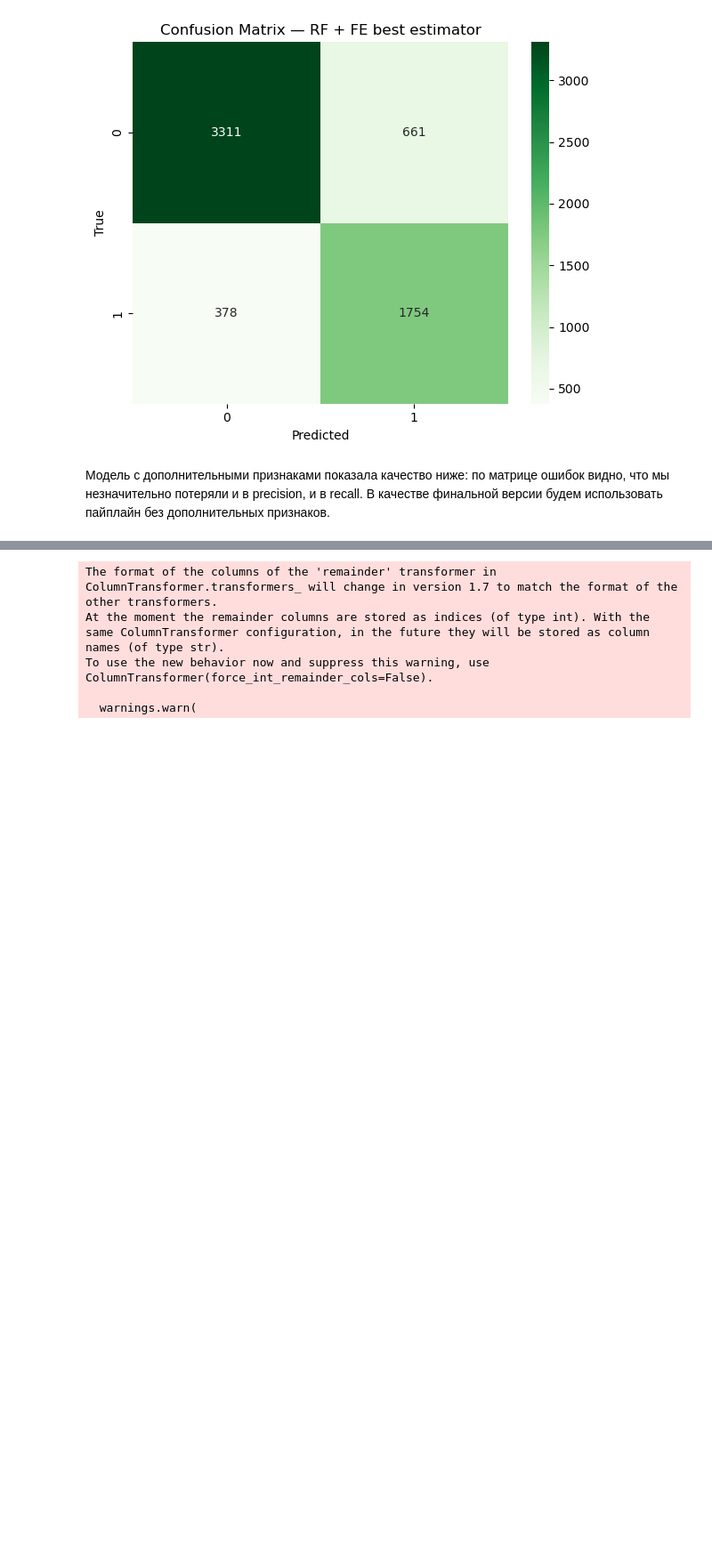
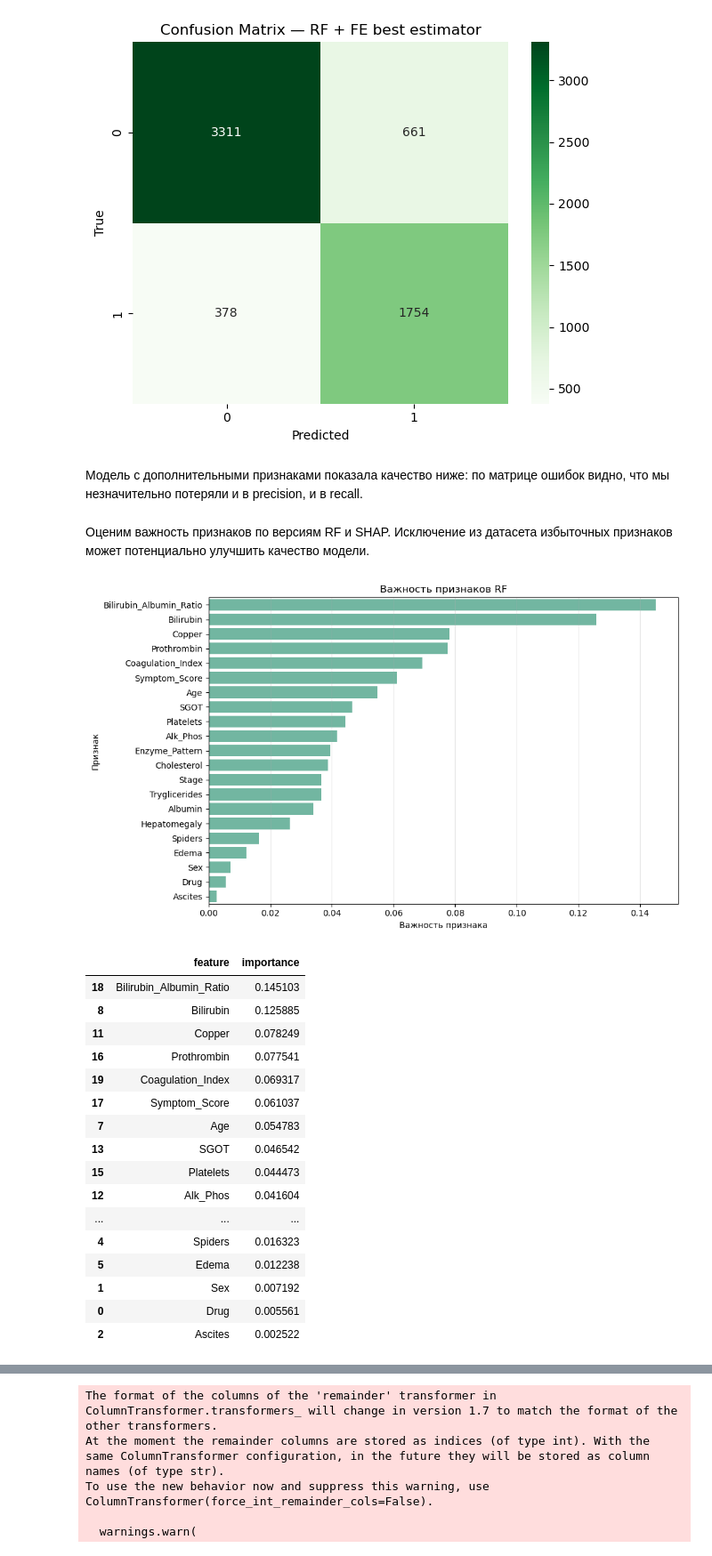
Before and after one commit to horacemtb/cirrhosis-survival-prediction, a Jupyter notebook: notebooks/clean/rf_clean.ipynb, the cells around one changed output, grey strips where cells are left out. Shown at 89% size. Drawn from its saved outputs; the diff is of its cells as text; code cells hidden in the pictures; blank space fills up the shorter version.

```diff
--- a/notebooks/clean/rf_clean.ipynb
+++ b/notebooks/clean/rf_clean.ipynb
@@ -140,14 +140,20 @@ class BinaryMapper(BaseEstimator, TransformerMixin):
     def get_feature_names_out(self, input_features=None):
         return self.columns_
 # %%
-processor = ColumnTransformer(
-    transformers=[
-        ("binary", BinaryMapper(binary_maps), binary_features),
-        ("category", OrdinalEncoder(), multi_category_features)
-    ],
-    remainder="passthrough",
-    verbose_feature_names_out=False
-)
+def make_tree_processor(binary_maps, binary_features, multi_category_features):
+
+    processor = ColumnTransformer(
+        transformers=[
+            ("binary", BinaryMapper(binary_maps), binary_features),
+            ("category", OrdinalEncoder(), multi_category_features)
+        ],
+        remainder="passthrough",
+        verbose_feature_names_out=False
+    )
+
+    return processor
+# %%
+processor = make_tree_processor(binary_maps, binary_features, multi_category_features)
 # %% [markdown]
 Будем использовать StratifiedKFold, чтобы в каждом фолде была соблюдена пропорция классов. Установим 5 фолдов.
 # %%
@@ -561,4 +581,29 @@ plot_confusion_matrix_simple(y_train, y_pred_fe,
 # %% [output]
 [figure]
 # %% [markdown]
-Модель с дополнительными признаками показала качество ниже: по матрице ошибок видно, что мы незначительно потеряли и в precision, и в recall. В качестве финальной версии будем использовать пайплайн без дополнительных признаков.
+Модель с дополнительными признаками показала качество ниже: по матрице ошибок видно, что мы незначительно потеряли и в precision, и в recall.
+# %% [markdown]
+Оценим важность признаков по версиям RF и SHAP. Исключение из датасета избыточных признаков может потенциально улучшить качество модели.
+# %%
+best_pipeline_fe.fit(X_train, y_train)
+
+plot_feature_importances(best_pipeline_fe, title="Важность признаков RF")
+# %% [output]
+[figure, added]
+|  | feature | importance |
+| 18 | Bilirubin_Albumin_Ratio | 0.145103 |
+| 8 | Bilirubin | 0.125885 |
+| 11 | Copper | 0.078249 |
+| 16 | Prothrombin | 0.077541 |
+| 19 | Coagulation_Index | 0.069317 |
+| 17 | Symptom_Score | 0.061037 |
+| 7 | Age | 0.054783 |
+| 13 | SGOT | 0.046542 |
+| 15 | Platelets | 0.044473 |
+| 12 | Alk_Phos | 0.041604 |
+| ... | ... | ... |
+| 4 | Spiders | 0.016323 |
+| 5 | Edema | 0.012238 |
+| 1 | Sex | 0.007192 |
+| 0 | Drug | 0.005561 |
+| 2 | Ascites | 0.002522 |
```
Also changed, not shown: parts of 18 cells of this notebook.
